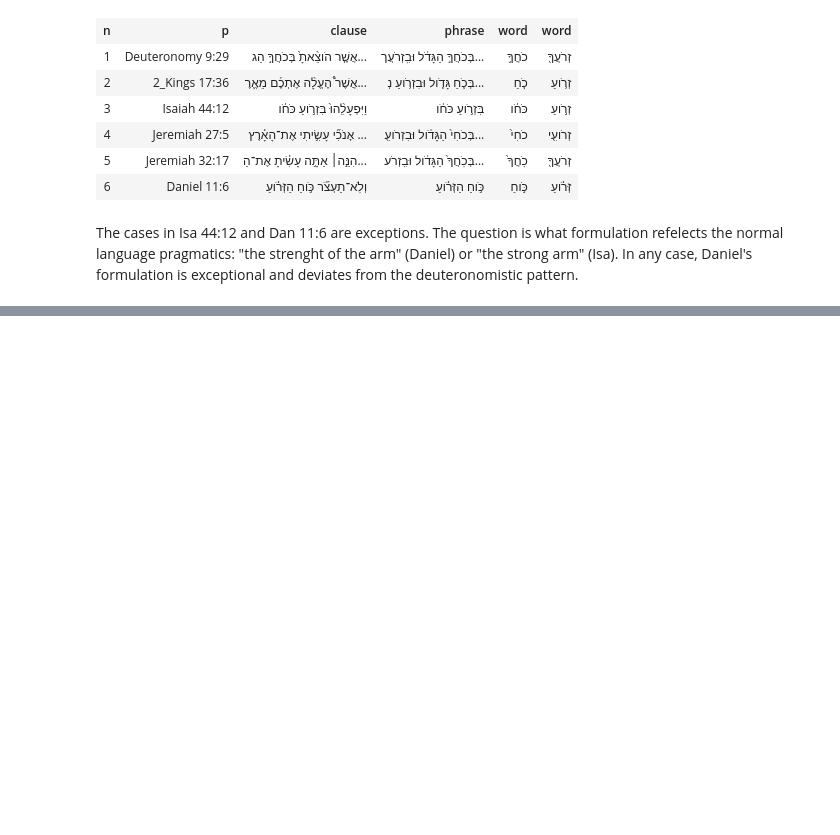
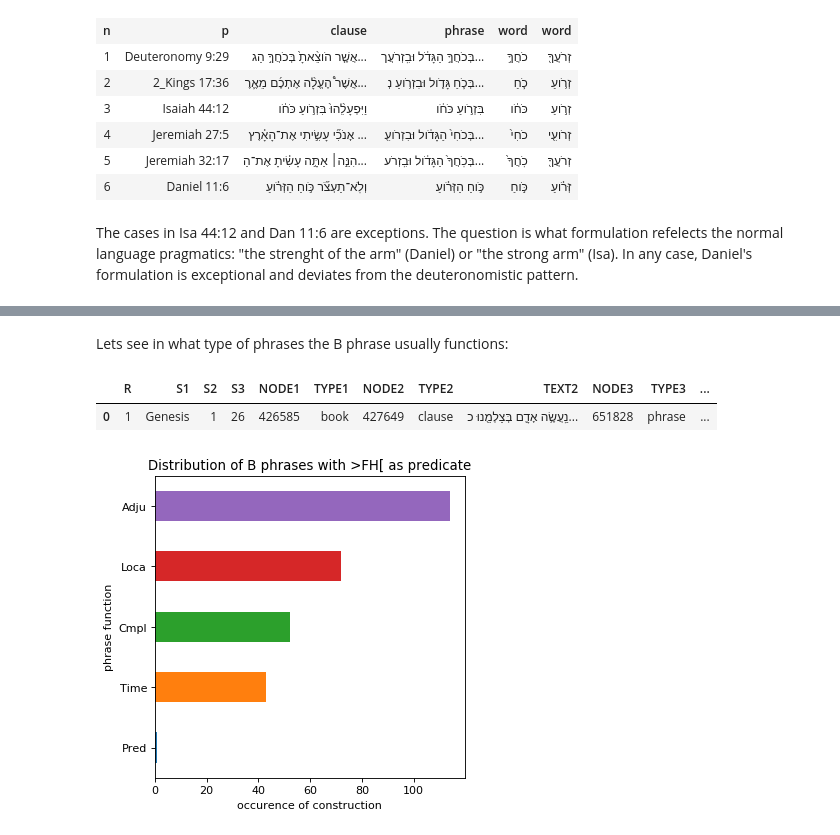
Before and after one commit to oliverglanz/Text-Fabric, a Jupyter notebook: Daniel11/0000_ETCBC-TF_2002-BHS_Daniel11_research_o.glanz_prof-edition.ipynb, the cells around one changed output, grey strips where cells are left out. Saved outputs shown, nothing was run; the diff lists cells and outputs as text; code cells hidden in the pictures; blank space fills up the shorter version.

```diff
--- a/Daniel11/0000_ETCBC-TF_2002-BHS_Daniel11_research_o.glanz_prof-edition.ipynb
+++ b/Daniel11/0000_ETCBC-TF_2002-BHS_Daniel11_research_o.glanz_prof-edition.ipynb
@@ -637,0 +1016,2 @@ In any case, Daniel's formulation is exceptional and deviates from the deuterono
+# %% [markdown]
+Lets see in what type of phrases the B phrase usually functions:
@@ -637,0 +1020,16 @@ In any case, Daniel's formulation is exceptional and deviates from the deuterono
+# %%
+DoingWithBphrase=pd.read_csv('D:/OneDrive/1200_AUS-research/Fabric-TEXT/DoingWithBphrase.tsv',delimiter='\t',encoding='utf-16')
+pd.set_option('display.max_columns', 50)
+DoingWithBphrase.head(1)
+# %% [output]
+|  | R | S1 | S2 | S3 | NODE1 | TYPE1 | NODE2 | TYPE2 | TEXT2 | NODE3 | TYPE3 | ... |
+| 0 | 1 | Genesis | 1 | 26 | 426585 | book | 427649 | clause | נַֽעֲשֶׂ֥ה אָדָ֛ם בְּצַלְמֵ֖נוּ כ... | 651828 | phrase | ... |
+# %%
+figure(num=None, figsize=(5, 5), dpi=80, facecolor='w', edgecolor='k')
+DoingWithBphrase.groupby("function5").size().sort_values(ascending=True).plot.barh()
+plt.xlabel('occurence of construction')
+plt.ylabel('phrase function')
+plt.title('Distribution of B phrases with >FH[ as predicate')
+plt.show()
+# %% [output]
+[figure, added]
```
Also changed, not shown: parts of 55 cells of this notebook.
